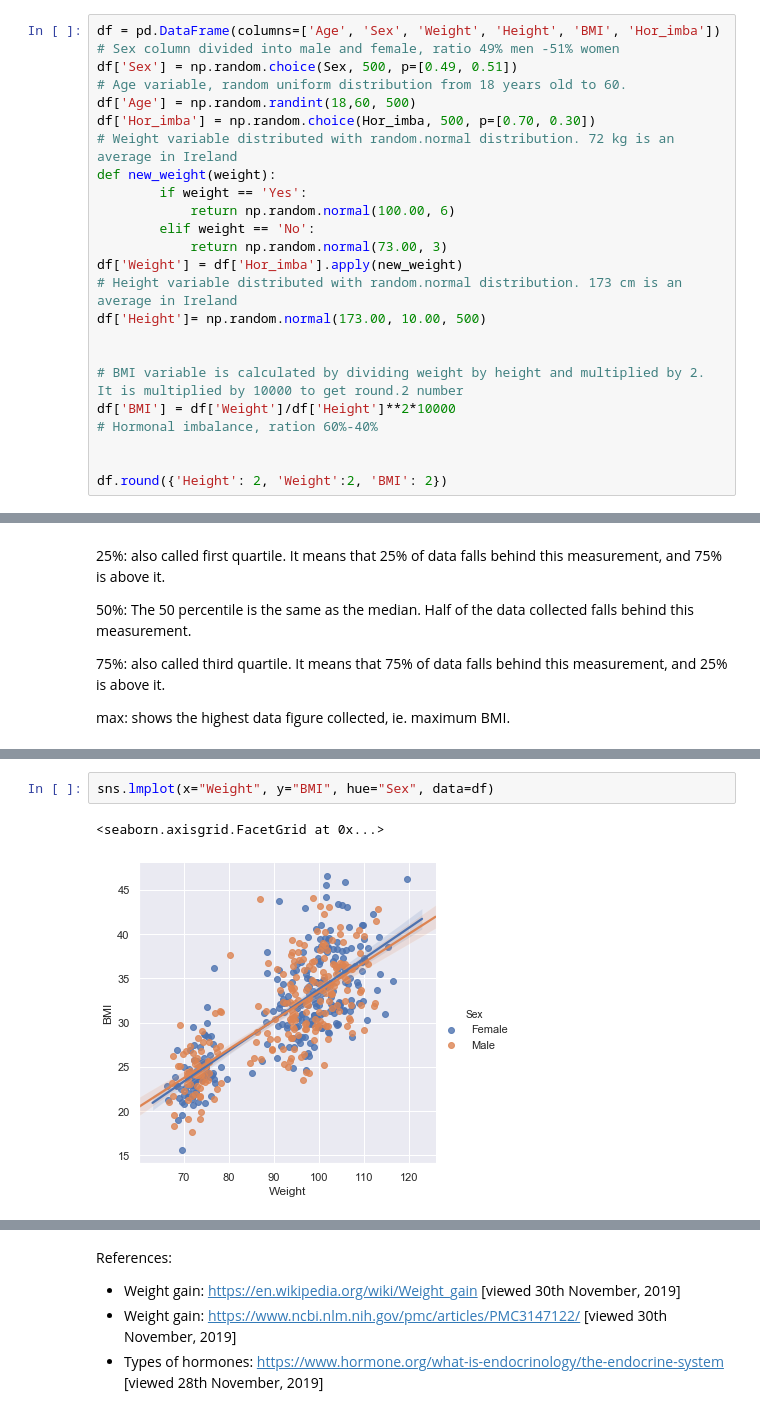
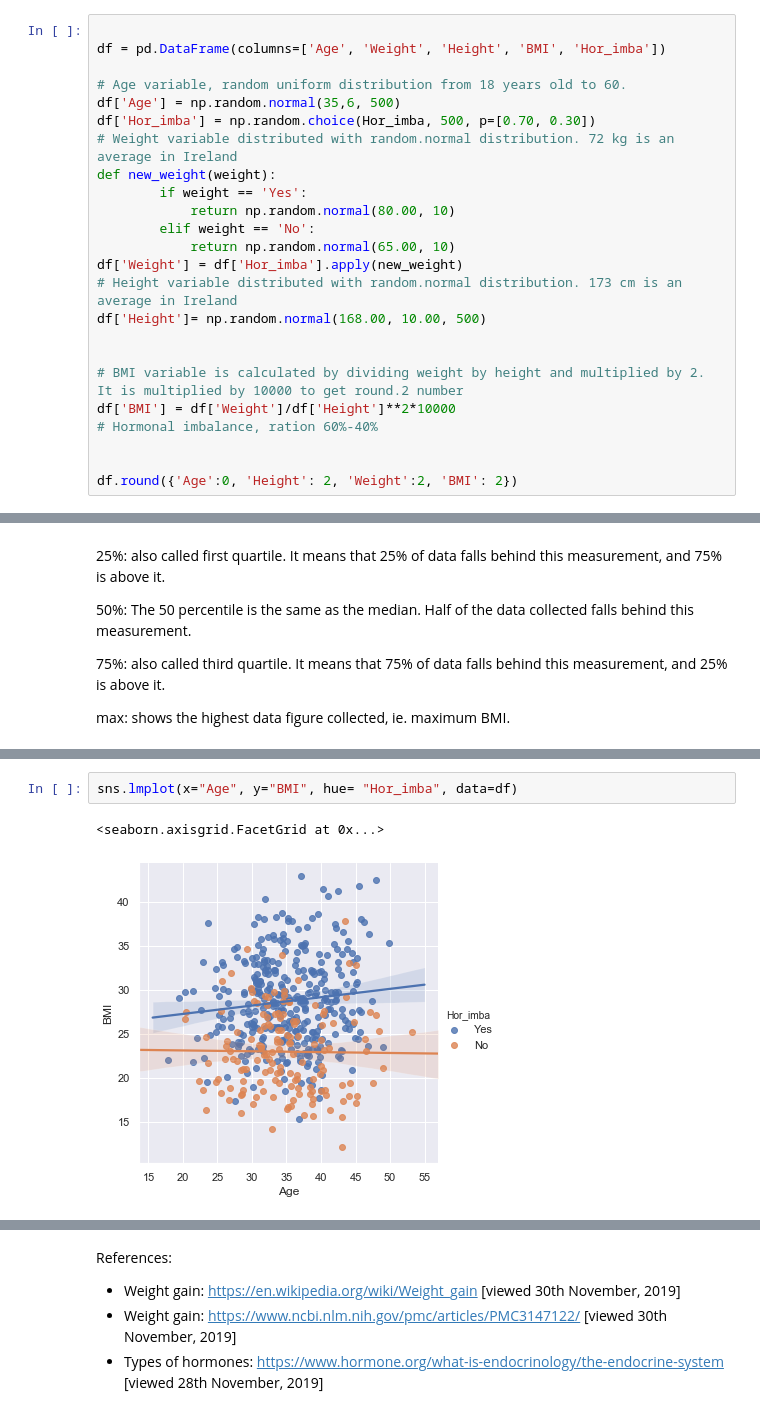
Before and after one commit to doriszd/Programming_project, a Jupyter notebook: project.ipynb, the cells around one changed output, grey strips where cells are left out. Cells and saved outputs as stored; diff of their text form.

```diff
--- a/project.ipynb
+++ b/project.ipynb
@@ -384,21 +353,21 @@ Hor_imba
 # %% [markdown]
 ### Data frame
 # %%
-df = pd.DataFrame(columns=['Age', 'Sex', 'Weight', 'Height', 'BMI', 'Hor_imba'])
-# Sex column divided into male and female, ratio 49% men -51% women
-df['Sex'] = np.random.choice(Sex, 500, p=[0.49, 0.51])
+
+df = pd.DataFrame(columns=['Age', 'Weight', 'Height', 'BMI', 'Hor_imba'])
+
 # Age variable, random uniform distribution from 18 years old to 60.
-df['Age'] = np.random.randint(18,60, 500)
+df['Age'] = np.random.normal(35,6, 500)
 df['Hor_imba'] = np.random.choice(Hor_imba, 500, p=[0.70, 0.30])
 # Weight variable distributed with random.normal distribution. 72 kg is an average in Ireland
 def new_weight(weight):
         if weight == 'Yes':
-            return np.random.normal(100.00, 6)
+            return np.random.normal(80.00, 10)
         elif weight == 'No':
-            return np.random.normal(73.00, 3)
+            return np.random.normal(65.00, 10)
 df['Weight'] = df['Hor_imba'].apply(new_weight)
 # Height variable distributed with random.normal distribution. 173 cm is an average in Ireland
-df['Height']= np.random.normal(173.00, 10.00, 500)
+df['Height']= np.random.normal(168.00, 10.00, 500)
 
 
 # BMI variable is calculated by dividing weight by height and multiplied by 2. It is multiplied by 10000 to get round.2 number
@@ -406,5 +375,5 @@ df['BMI'] = df['Weight']/df['Height']**2*10000
 # Hormonal imbalance, ration 60%-40%
 
 
-df.round({'Height': 2, 'Weight':2, 'BMI': 2})
+df.round({'Age':0, 'Height': 2, 'Weight':2, 'BMI': 2})
 # %% [output]
@@ -532,5 +482,5 @@ sns.lmplot(x="Weight", y="BMI", hue="Hor_imba", data=df)
 # %%
-sns.lmplot(x="Weight", y="BMI", hue="Sex", data=df)
+sns.lmplot(x="Age", y="BMI", hue= "Hor_imba", data=df)
 # %% [output]
 <seaborn.axisgrid.FacetGrid at 0x...>
-[figure, old version]
+[figure, new version]
```
Also changed, not shown: parts of 26 cells of this notebook.
